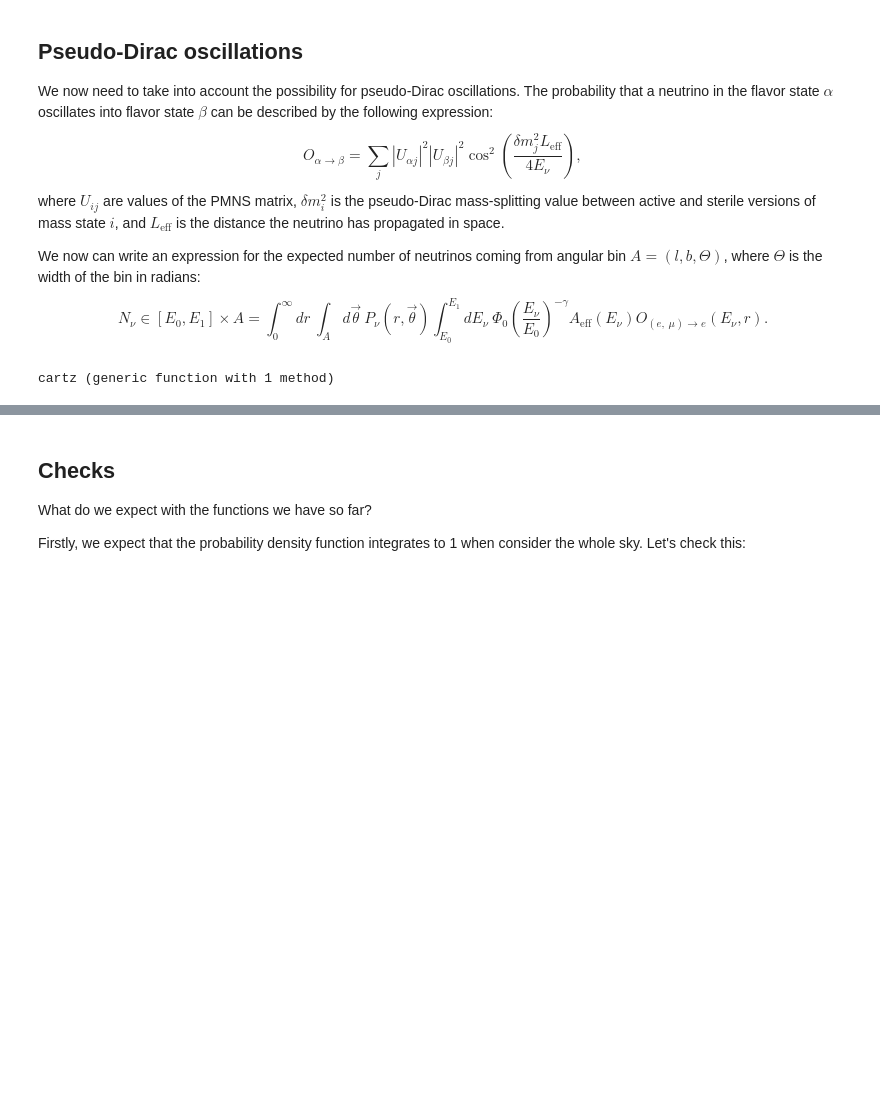
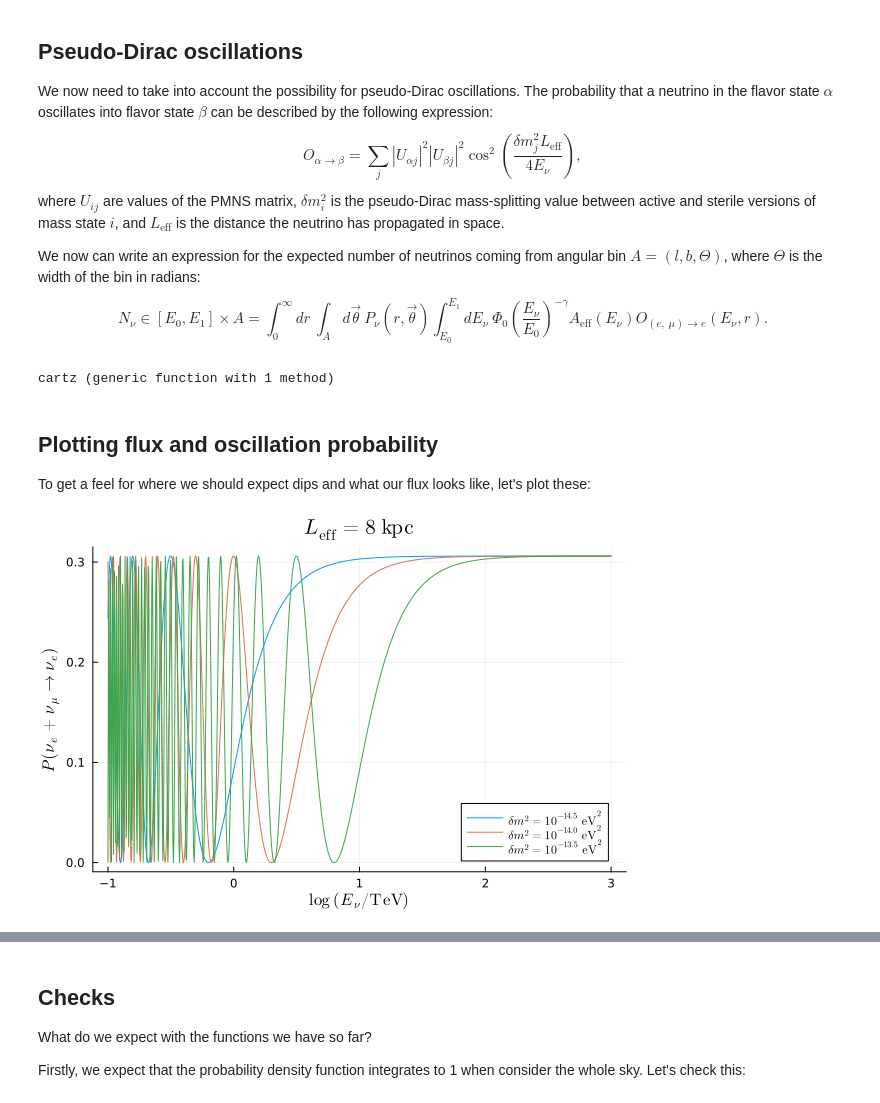
Before and after one commit to mymacd2/pseudo-DIrac-GC-sensitivities, a Jupyter notebook: updated_allsky_sensitivities.ipynb, the cells around one changed output, grey strips where cells are left out. Cells and saved outputs as stored; diff of their text form; code cells hidden in the pictures; blank space fills up the shorter version.

```diff
--- a/updated_allsky_sensitivities.ipynb
+++ b/updated_allsky_sensitivities.ipynb
@@ -247,3 +261,24 @@ function cartz(r, l, b)
 end
 # %% [output]
 cartz (generic function with 1 method)
+# %% [markdown]
+<h2>Plotting flux and oscillation probability</h2>
+
+To get a feel for where we should expect dips and what our flux looks like, let's plot these:
+# %%
+# Plotting oscillation probability
+
+logesample = range(-1, 3, 1000)
+esample = 10 .^ logesample
+
+plot(
+    logesample,
+    [oscprob.(esample, 10^(-14.5), 8) oscprob.(esample, 10^(-14), 8) oscprob.(esample, 10^(-13.5), 8)],
+    xlabel=L"\log~(E_{\nu} / \mathrm{TeV})",
+    ylabel=L"P(\nu_{e} + \nu_{\mu} \to \nu_{e})",
+    label=[L"\delta m^2 = 10^{-14.5}~\mathrm{eV}^2" L"\delta m^2 = 10^{-14.0}~\mathrm{eV}^2" L"\delta m^2 = 10^{-13.5}~\mathrm{eV}^2"],
+    title=L"L_{\mathrm{eff}} = 8~\mathrm{kpc}"
+
+)
+# %% [output]
+[figure, added]
```
Also changed, not shown: parts of 14 cells of this notebook.
